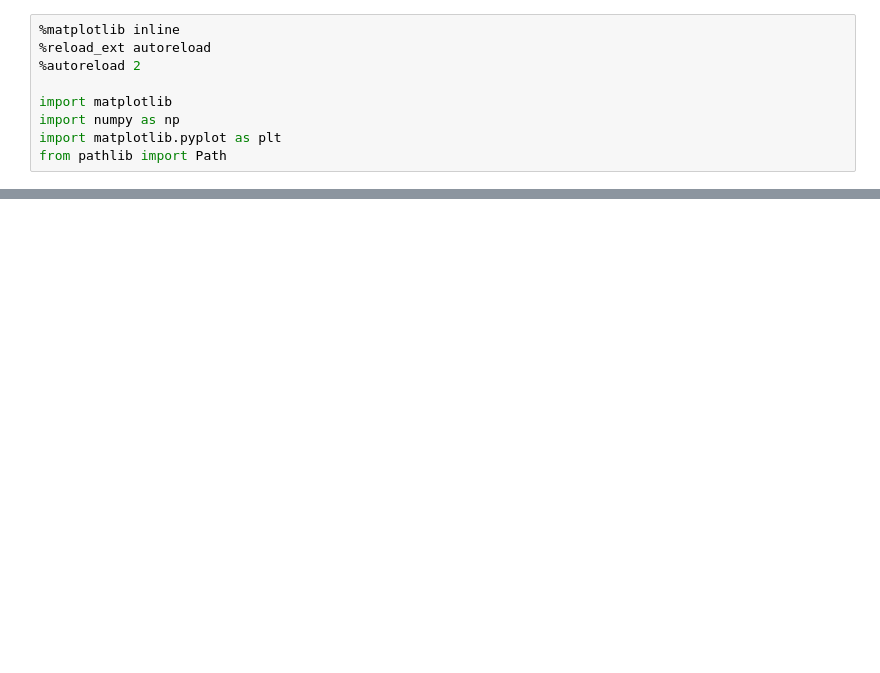
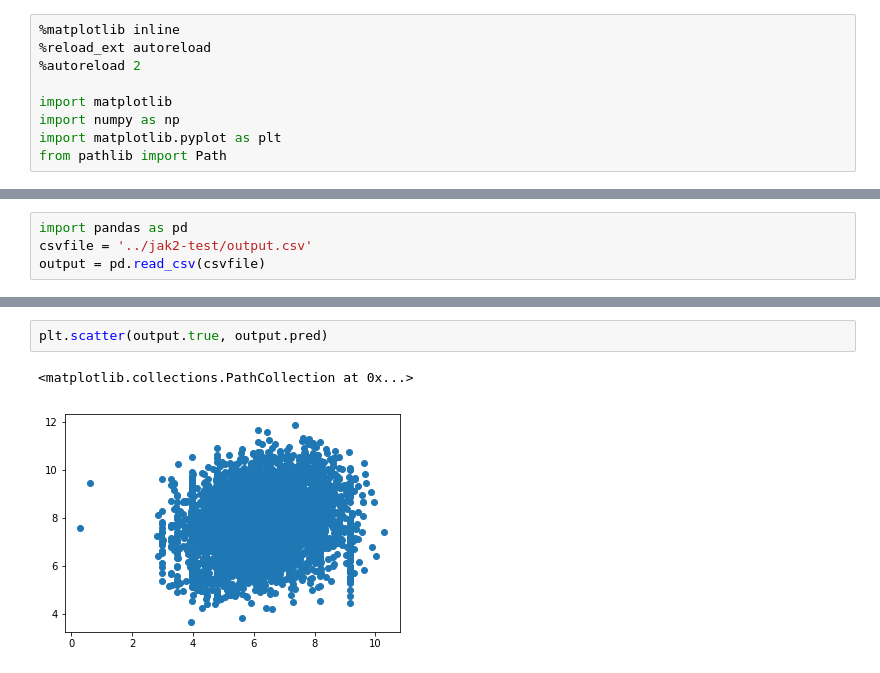
Before and after one commit to sunhwan/deep-bs, a Jupyter notebook: nbs/test.ipynb, the cells around one changed output, grey strips where cells are left out. Saved outputs shown, nothing was run; the diff lists cells and outputs as text; blank space fills up the shorter version.

```diff
--- a/nbs/test.ipynb
+++ b/nbs/test.ipynb
@@ -117,0 +135,4 @@ Text(0.5, 0, '-Log10(Kd)')
+# %%
+import pandas as pd
+csvfile = '../jak2-test/output.csv'
+output = pd.read_csv(csvfile)
@@ -117,0 +158,5 @@ Text(0.5, 0, '-Log10(Kd)')
+# %%
+plt.scatter(output.true, output.pred)
+# %% [output]
+<matplotlib.collections.PathCollection at 0x...>
+[figure, added]
```
Also changed, not shown: parts of 7 cells of this notebook, 11 other files.
